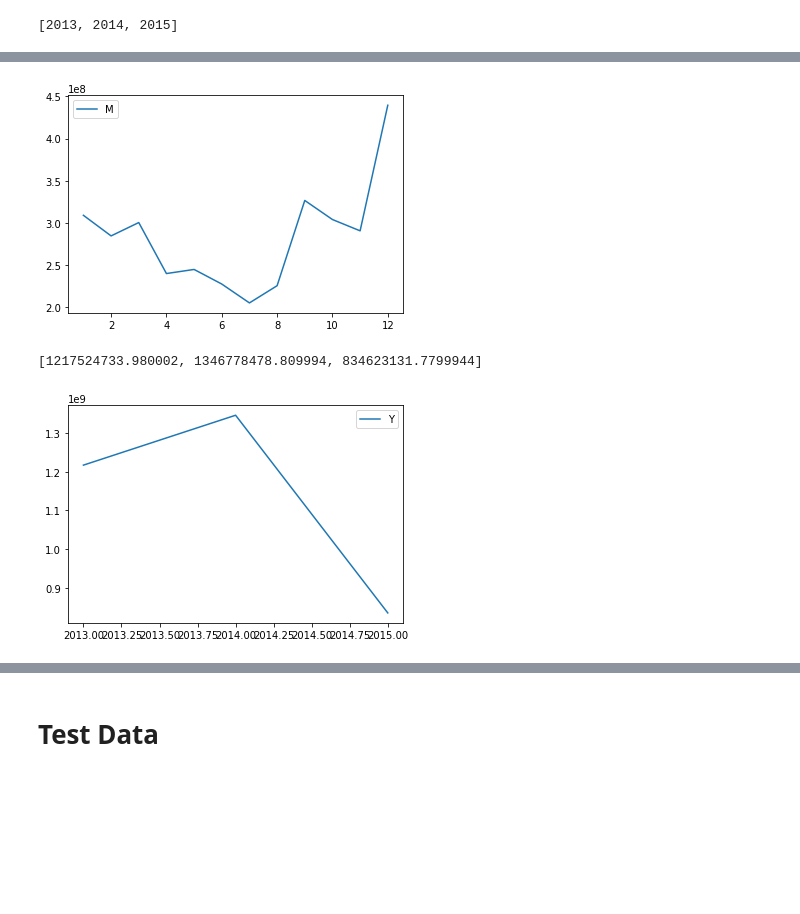
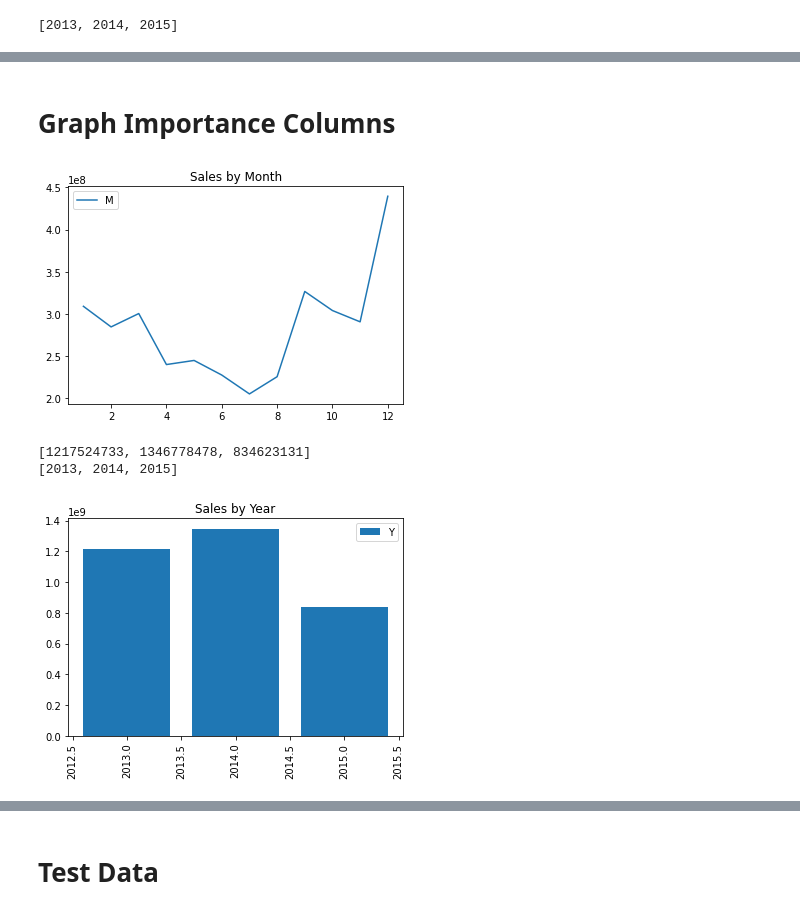
Before and after one commit to ScottySchmidt/MachineLearning, a Jupyter notebook: predictSales.ipynb, the cells around one changed output, grey strips where cells are left out. Drawn from its saved outputs; the diff is of its cells as text; code cells hidden in the pictures; blank space fills up the shorter version.

Commit message:
Kaggle Notebook | PredictSales | Version 5

```diff
--- a/predictSales.ipynb
+++ b/predictSales.ipynb
@@ -140,23 +140,31 @@ df.head()
 | 2 | 04.01.2013 | 0 | 59 | 5603 | 699.0 | 1.0 | Ярославль ТЦ "Альтаир" | 1 | 4 | ... |
 | 3 | 19.01.2013 | 0 | 59 | 5587 | 199.0 | 2.0 | Ярославль ТЦ "Альтаир" | 1 | 19 | ... |
 | 4 | 31.01.2013 | 0 | 59 | 5613 | 5571.0 | 1.0 | Ярославль ТЦ "Альтаир" | 1 | 31 | ... |
+# %% [markdown]
+# Graph Importance Columns
 # %%
 import matplotlib.pyplot as plt
 
 monthSales=list(df.groupby(by="Month")['total_sales'].sum())
 
 plt.plot(months, monthSales)
+plt.title("Sales by Month")
 plt.legend("Monthly Sales")
 plt.show()
 # %% [output]
-[figure, old version]
+[figure, new version]
 # %%
 yearSales=list(df.groupby(by="Year")['total_sales'].sum())
+yearSales=[int(x) for x in yearSales]
 print(yearSales)
+print(years)
 
-plt.plot(years, yearSales)
+plt.bar(years, yearSales)
+plt.title("Sales by Year")
+plt.xticks(rotation=90)
 plt.legend("Year Sales")
 plt.show()
 # %% [output]
-[1217524733.980002, 1346778478.809994, 834623131.7799944]
+[1217524733, 1346778478, 834623131]
+[2013, 2014, 2015]
-[figure, old version]
+[figure, new version]
```
Also changed, not shown: parts of 7 cells of this notebook.
